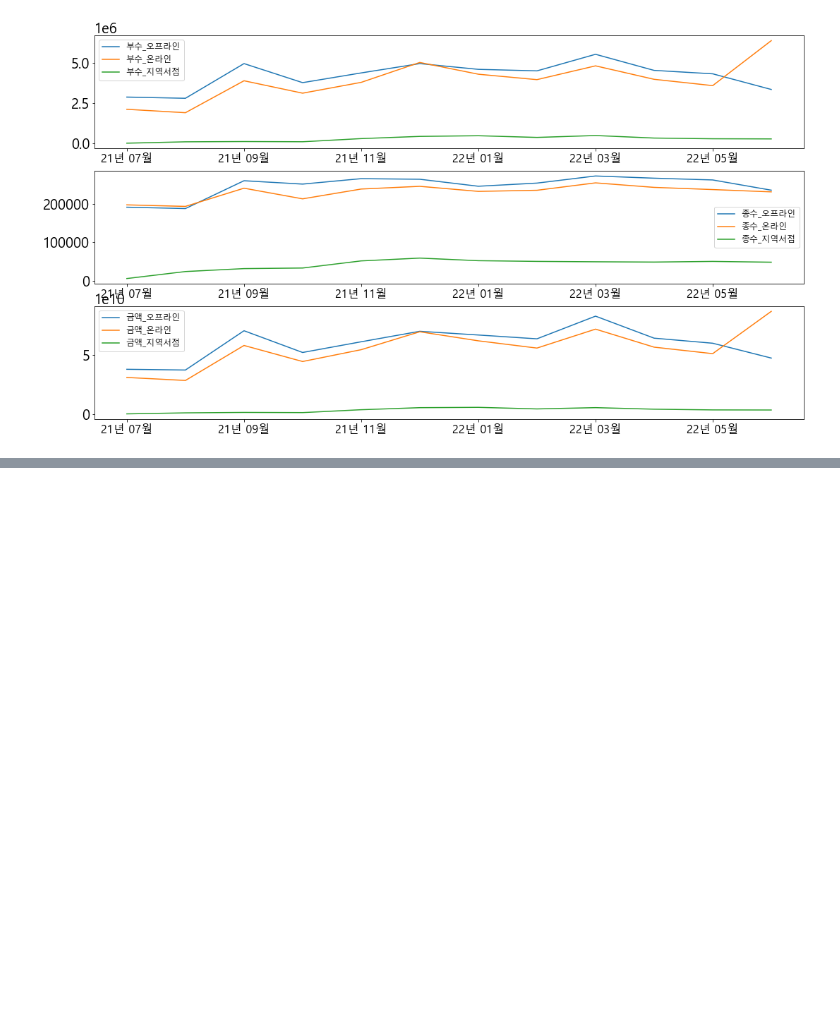
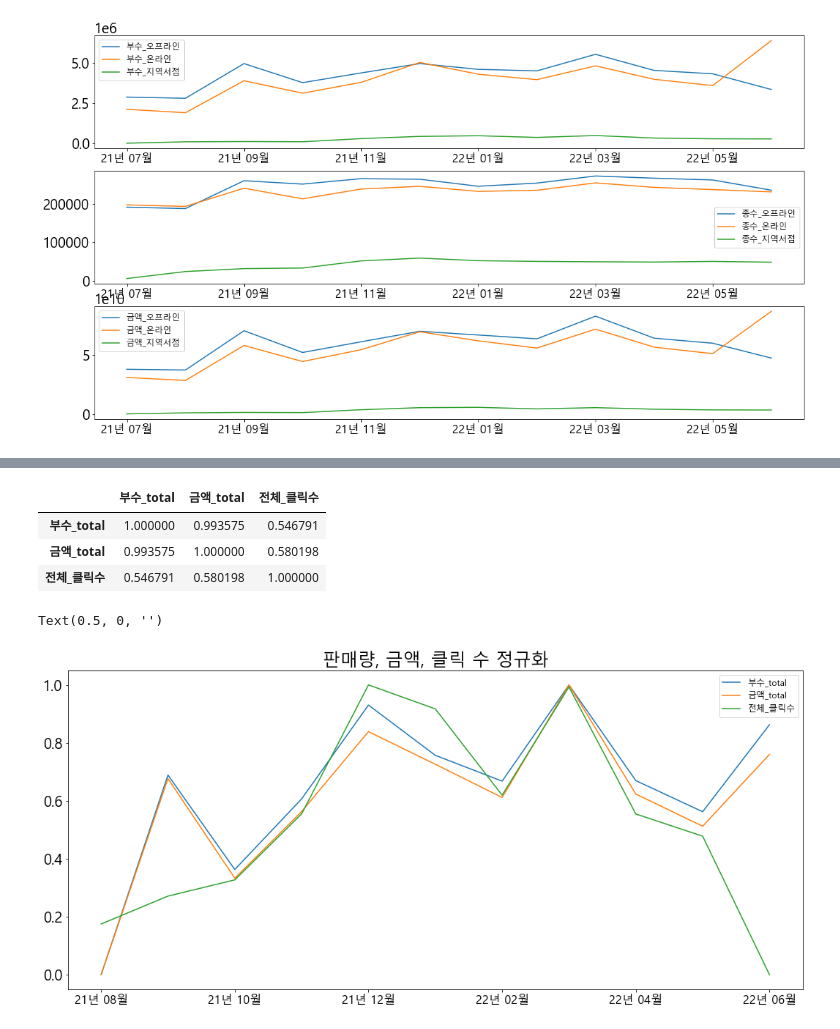
Before and after one commit to blueberrysmoooothie/programing_Practice, a Jupyter notebook: bigdata/shopping_total.ipynb, the cells around one changed output, grey strips where cells are left out. Saved outputs shown, nothing was run; the diff lists cells and outputs as text; code cells hidden in the pictures; blank space fills up the shorter version.

```diff
--- a/bigdata/shopping_total.ipynb
+++ b/bigdata/shopping_total.ipynb
@@ -243,0 +246,6 @@ total_report.filter(like = '금액').plot(ax = ax)
+# %%
+for col in ['부수','금액']:
+    total_report[col + '_total'] = total_report.filter(like = col).apply(sum, axis = 1)
+
+total_report_total = total_report[total_report.columns[-2:]].copy()[1:]
+total_report_total
@@ -243,0 +265,6 @@ total_report.filter(like = '금액').plot(ax = ax)
+# %%
+total_month_books_total = total_month_books.apply(sum, axis = 1)[1:-1]
+total_month_books_total = total_month_books_total.to_frame()
+total_month_books_total.columns = ['전체_클릭수']
+total_month_books_total.index = total_report_total.index
+total_month_books_total
@@ -243,0 +284,3 @@ total_report.filter(like = '금액').plot(ax = ax)
+# %%
+corr_df = pd.concat([total_report_total, total_month_books_total],axis = 1)
+corr_df
@@ -243,0 +300,18 @@ total_report.filter(like = '금액').plot(ax = ax)
+# %%
+corr_df.corr()
+# %% [output]
+|  | 부수_total | 금액_total | 전체_클릭수 |
+| 부수_total | 1.000000 | 0.993575 | 0.546791 |
+| 금액_total | 0.993575 | 1.000000 | 0.580198 |
+| 전체_클릭수 | 0.546791 | 0.580198 | 1.000000 |
+# %%
+fig = plt.figure(figsize=(18, 8))
+ax = plt.subplot(1,1,1)
+
+corr_df.apply(min_max).plot(ax = ax)
+plt.title('판매량, 금액, 클릭 수 정규화')
+
+plt.xlabel('')
+# %% [output]
+Text(0.5, 0, '')
+[figure, added]
```
Also changed, not shown: parts of 6 cells of this notebook.
